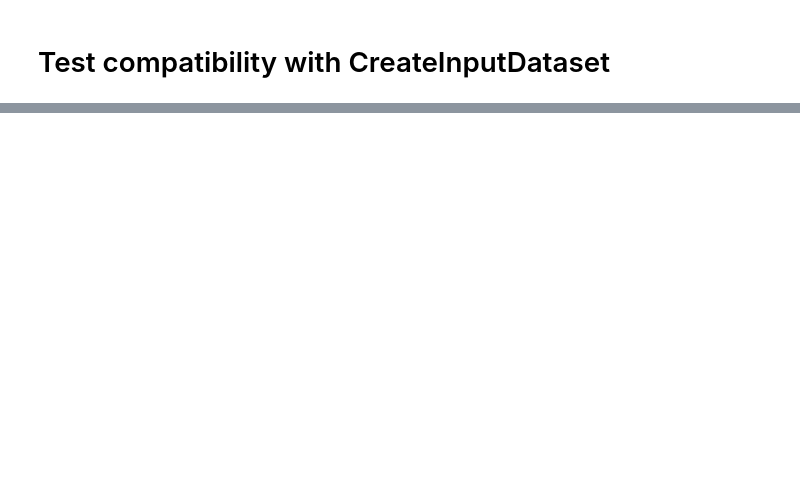
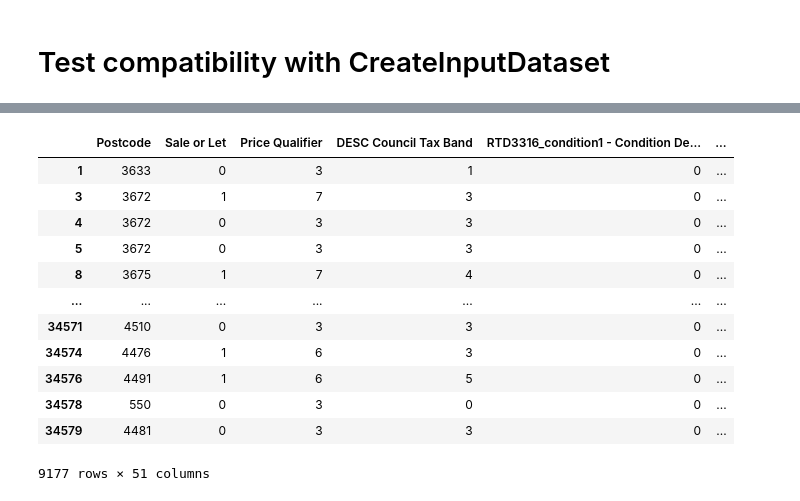
Before and after one commit to luowx0905/Individual-Project, a Jupyter notebook: sell property/read_dataset/read_property_data_full.ipynb, the cells around one changed output, grey strips where cells are left out. Drawn from its saved outputs; the diff is of its cells as text; code cells hidden in the pictures; blank space fills up the shorter version.

```diff
--- a/sell property/read_dataset/read_property_data_full.ipynb
+++ b/sell property/read_dataset/read_property_data_full.ipynb
@@ -185,0 +216,16 @@ creation.get_labels()
+# %%
+features
+# %% [output]
+|  | Postcode | Sale or Let | Price Qualifier | DESC Council Tax Band | RTD3316_condition1 - Condition De... | ... |
+| 1 | 3633 | 0 | 3 | 1 | 0 | ... |
+| 3 | 3672 | 1 | 7 | 3 | 0 | ... |
+| 4 | 3672 | 0 | 3 | 3 | 0 | ... |
+| 5 | 3672 | 0 | 3 | 3 | 0 | ... |
+| 8 | 3675 | 1 | 7 | 4 | 0 | ... |
+| ... | ... | ... | ... | ... | ... | ... |
+| 34571 | 4510 | 0 | 3 | 3 | 0 | ... |
+| 34574 | 4476 | 1 | 6 | 3 | 0 | ... |
+| 34576 | 4491 | 1 | 6 | 5 | 0 | ... |
+| 34578 | 550 | 0 | 3 | 0 | 0 | ... |
+| 34579 | 4481 | 0 | 3 | 3 | 0 | ... |
+9177 rows × 51 columns
```
Also changed, not shown: parts of 17 cells of this notebook, 11 other files.
